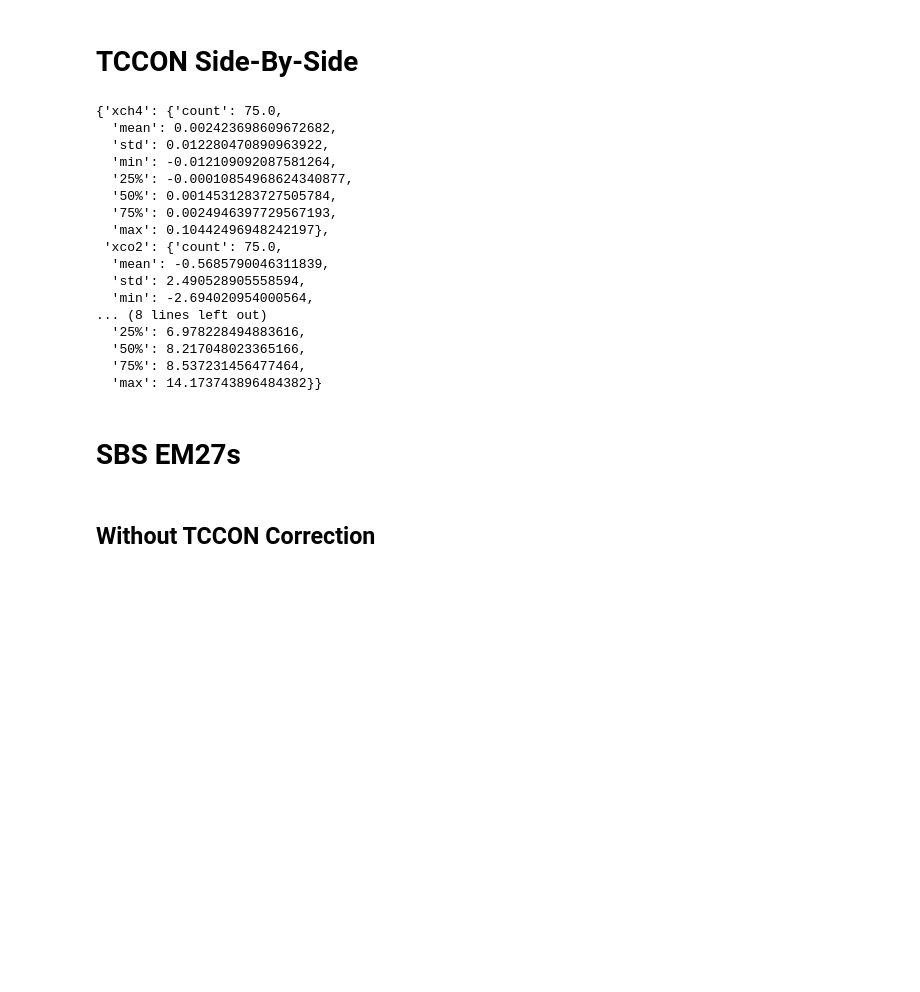
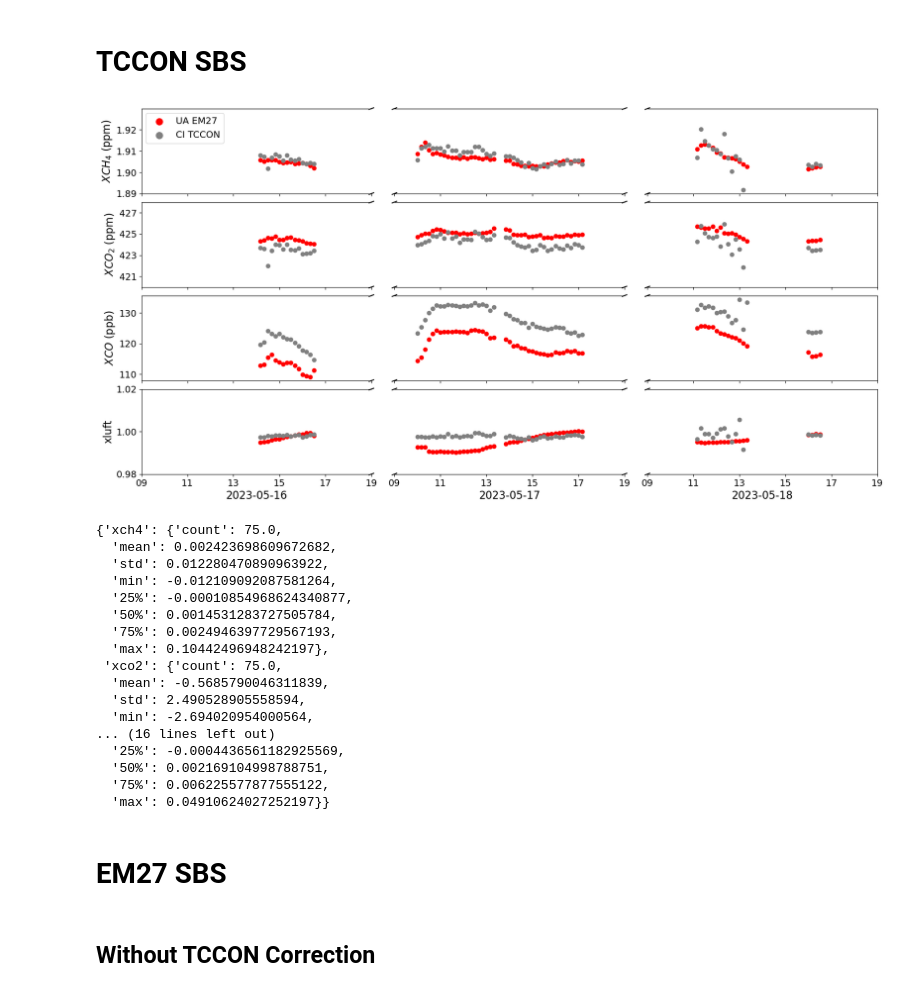
Before and after one commit to agmeyer4/Atmos_Column, a Jupyter notebook: atmos_column/ipynbs/oct2023_oco_presentation.ipynb, the cells around one changed output. Cells and saved outputs as stored; diff of their text form; code cells hidden in the pictures; blank space fills up the shorter version.

```diff
--- a/atmos_column/ipynbs/oct2023_oco_presentation.ipynb
+++ b/atmos_column/ipynbs/oct2023_oco_presentation.ipynb
@@ -295,5 +36,5 @@ fig.savefig(os.path.join(figures_path,fig_name),dpi=500)
 # %% [markdown]
-# TCCON Side-By-Side
+# TCCON SBS
 # %%
 #Load the EM27 Data
 em27_data_folder = "/uufs/chpc.utah.edu/common/home/u0890904/LAIR_1/Data/EM27_oof/summer_2023/elaine_retrievals/ua/"
@@ -305,7 +46,7 @@ tz = 'UTC'
 oof_manage = ac.oof_manager(em27_data_folder,tz)
 em27_df = oof_manage.load_oof_df_inrange(dt1_str,dt2_str,True)
 
-em27_df_sub = em27_df[['xch4(ppm)','xch4(ppm)_error','xco2(ppm)','xco2(ppm)_error','xco(ppb)','xco(ppb)_error']]
+em27_df_sub = em27_df[['xch4(ppm)','xch4(ppm)_error','xco2(ppm)','xco2(ppm)_error','xco(ppb)','xco(ppb)_error','xluft','xluft_error']]
 for col in em27_df_sub.columns:
     new_col_name = col.replace('(ppm)','')
     new_col_name = new_col_name.replace('(ppb)','')
@@ -324,7 +65,7 @@ datetimes = netCDF4.num2date(time[:], time.units)
 datetimes = [date.strftime('%Y-%m-%d %H:%M:%S') for date in datetimes]
 
 # list the variables you want to keep
-cols = ['lat', 'long','xco2','xco2_error','xco','xco_error','xch4','xch4_error']
+cols = ['lat', 'long','xco2','xco2_error','xco','xco_error','xch4','xch4_error','xluft','xluft_error']
 
 # extract those variables from the netcdf and append together
 list_nc = []
@@ -341,7 +82,7 @@ tccon_df.index = pd.to_datetime(datetimes, utc = True)
 
 #trim the tccon df to the range of data in the em27 df
 tccon_df_sub = tccon_df.loc[(tccon_df.index>=min(em27_df.index))&(tccon_df.index<=max(em27_df.index))]
-tccon_df_sub = tccon_df_sub[['xch4','xch4_error','xco2','xco2_error','xco','xco_error']]
+tccon_df_sub = tccon_df_sub[['xch4','xch4_error','xco2','xco2_error','xco','xco_error','xluft','xluft_error']]
 for col in tccon_df_sub.columns:
     new_col_name = col+'_tccon'
     tccon_df_sub = tccon_df_sub.rename(columns={col:new_col_name})
@@ -354,15 +95,18 @@ merged_df = pd.concat([em27_df_resampled,tccon_df_resampled],axis = 1)
 merged_df = merged_df.loc[(merged_df.index>=clip_range[0])&(merged_df.index<=clip_range[1])]
 merged_df = merged_df.dropna()
 # %%
-fig_id = 'em27_tccon_sbs'
-fig,axes = plt.subplots(3,3,figsize = (20,10))
+fig_id = 'em27_tccon_sbs_luft'
+broken_dtranges = [[pd.to_datetime('2023-05-16 08:00:00').tz_localize('US/Pacific'),pd.to_datetime('2023-05-16 18:00:00').tz_localize('US/Pacific')],
+                   [pd.to_datetime('2023-05-17 08:00:00').tz_localize('US/Pacific'),pd.to_datetime('2023-05-17 18:00:00').tz_localize('US/Pacific')],
+                   [pd.to_datetime('2023-05-18 08:00:00').tz_localize('US/Pacific'),pd.to_datetime('2023-05-18 18:00:00').tz_localize('US/Pacific')]]
+
+
+fig,axes = plt.subplots(4,len(broken_dtranges),figsize = (20,10))
+labsize = 16
 d= 0.01
 plot_df = merged_df.copy()
 plot_df.index = plot_df.index.tz_convert('US/Pacific')
 
-broken_dtranges = [[pd.to_datetime('2023-05-16 08:00:00').tz_localize('US/Pacific'),pd.to_datetime('2023-05-16 18:00:00').tz_localize('US/Pacific')],
-                   [pd.to_datetime('2023-05-17 08:00:00').tz_localize('US/Pacific'),pd.to_datetime('2023-05-17 18:00:00').tz_localize('US/Pacific')],
-                   [pd.to_datetime('2023-05-18 08:00:00').tz_localize('US/Pacific'),pd.to_datetime('2023-05-18 18:00:00').tz_localize('US/Pacific')]]
 
 row = 0
 for col in range(len(broken_dtranges)):
@@ -436,36 +180,66 @@ for col in range(len(broken_dtranges)):
         axes[row][col].yaxis.tick_right()
     if col<len(broken_dtranges)-1:
         kwargs = dict(transform=axes[row][col].transAxes, color='k', clip_on=False)
         axes[row][col].plot((1-d,1+d),(-d,+d), **kwargs) # top-left diagonal
         axes[row][col].plot((1-d,1+d),(1-d,1+d), **kwargs) # bottom-left diagonal
     if col>0:
         kwargs.update(transform=axes[row][col].transAxes) # switch to the bottom axes
         axes[row][col].plot((-d,d),(-d,+d), **kwargs) # top-right diagonal
         axes[row][col].plot((-d,d),(1-d,1+d), **kwargs) # bottom-right diagonal
     #axes[row][col].set_yticks([421,423,425,427])
     axes[row][col].get_xaxis().set_ticklabels([])
     axes[row][col].xaxis.set_major_locator(mdates.HourLocator(interval=2))
     axes[row][col].set_xlim(broken_dtranges[col][0],broken_dtranges[col][1])
 axes[row][0].set_ylabel('$XCO$ (ppb)',size = labsize)
 axes[row][0].tick_params(labelsize = labsize-2)
 
+row = 3
+for col in range(len(broken_dtranges)):
+    axes[row][col].scatter(plot_df.index,plot_df[f'xluft_em27'],color = 'red')
+    axes[row][col].scatter(plot_df.index,plot_df[f'xluft_tccon'],color = 'grey')
+    if col <len(broken_dtranges)-1:
+        axes[row][col].spines['right'].set_visible(False)
+        axes[row][col].yaxis.tick_left()
+    if col > 0:
+        axes[row][col].yaxis.set_visible(False)
+    axes[row][col].set_ylim([0.98,1.02])
+    if col>0:
+        axes[row][col].spines['left'].set_visible(False)
+        axes[row][col].yaxis.tick_right()
+    if col<len(broken_dtranges)-1:
+        kwargs = dict(transform=axes[row][col].transAxes, color='k', clip_on=False)
+        axes[row][col].plot((1-d,1+d),(-d,+d), **kwargs) # top-left diagonal
+        axes[row][col].plot((1-d,1+d),(1-d,1+d), **kwargs) # bottom-left diagonal
+    if col>0:
+        kwargs.update(transform=axes[row][col].transAxes) # switch to the bottom axes
+        axes[row][col].plot((-d,d),(-d,+d), **kwargs) # top-right diagonal
+        axes[row][col].plot((-d,d),(1-d,1+d), **kwargs) # bottom-right diagonal
+    #axes[row][col].set_yticks([421,423,425,427])
+    axes[row][col].get_xaxis().set_ticklabels([])
+    axes[row][col].xaxis.set_major_locator(mdates.HourLocator(interval=2))
+    axes[row][col].set_xlim(broken_dtranges[col][0],broken_dtranges[col][1])
+axes[row][0].set_ylabel('xluft',size = labsize)
+axes[row][0].tick_params(labelsize = labsize-2)
+
 axes[0][0].scatter([],[],color = 'red',label = 'UA EM27',s = 100)
-axes[0][0].scatter([],[],color = 'grey',label = 'TCCON',s = 100)
+axes[0][0].scatter([],[],color = 'grey',label = 'CI TCCON',s = 100)
 
 axes[0][0].legend(fontsize = labsize-2,loc = 2)
 
 for col in range(len(broken_dtranges)):
     axes[-1][col].tick_params(labelsize = labsize-2)
     axes[-1][col].xaxis.set_major_locator(mdates.HourLocator(interval=2))
     axes[-1][col].xaxis.set_major_formatter(mdates.DateFormatter('%H',tz='US/Mountain'))
     axes[-1][col].set_xlabel(broken_dtranges[col][0].strftime('%Y-%m-%d'),size =labsize)
 
 plt.subplots_adjust(hspace=0.1,wspace = 0.1)
 plt.show()
 fig_name = f'{fig_id}.png'
 fig.savefig(os.path.join(figures_path,fig_name),dpi=500)
+# %% [output]
+[figure, added]
 # %%
-specs = ['xch4','xco2','xco']
+specs = ['xch4','xco2','xco','xluft']
 tccon_ua_diff_dict = {}
 for spec in specs:
     merged_df[f'{spec}_diff'] = merged_df.apply(lambda row: row[f'{spec}_tccon']-row[f'{spec}_em27'],axis = 1)
@@ -484,13 +258,13 @@ tccon_ua_diff_dict
   'mean': -0.5685790046311839,
   'std': 2.490528905558594,
   'min': -2.694020954000564,
-... (8 lines left out)
-  '25%': 6.978228494883616,
-  '50%': 8.217048023365166,
-  '75%': 8.537231456477464,
-  'max': 14.173743896484382}}
+... (16 lines left out)
+  '25%': -0.0004436561182925569,
+  '50%': 0.002169104998788751,
+  '75%': 0.006225577877555122,
+  'max': 0.04910624027252197}}
 # %% [markdown]
-# SBS EM27s
+# EM27 SBS
 # %%
 def merge_oofdfs(oof_dfs,add_tags = False,dropna=False):
     inst_ids = oof_dfs.keys()
```
Also changed, not shown: parts of 41 cells of this notebook, 3 other files.
